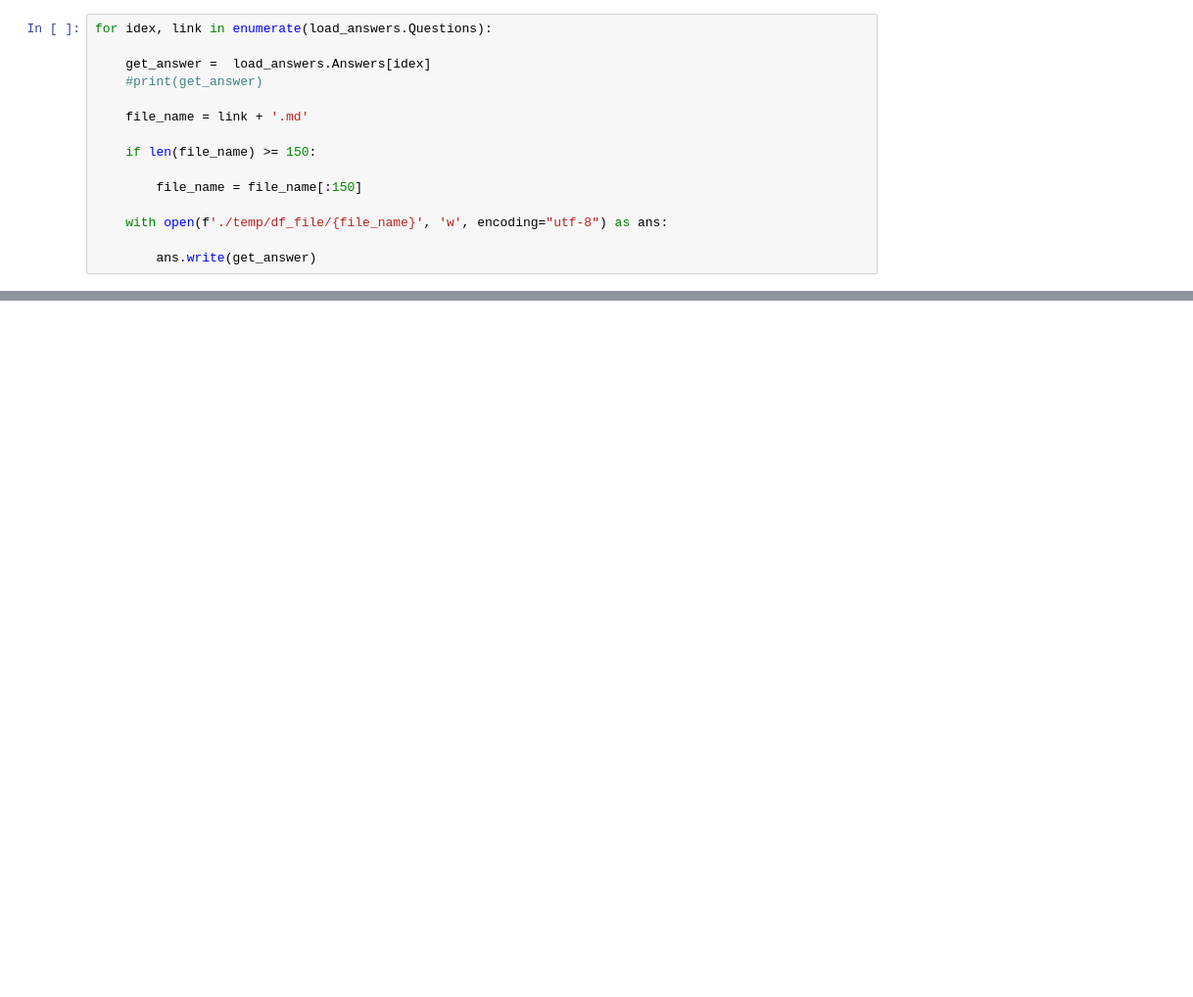
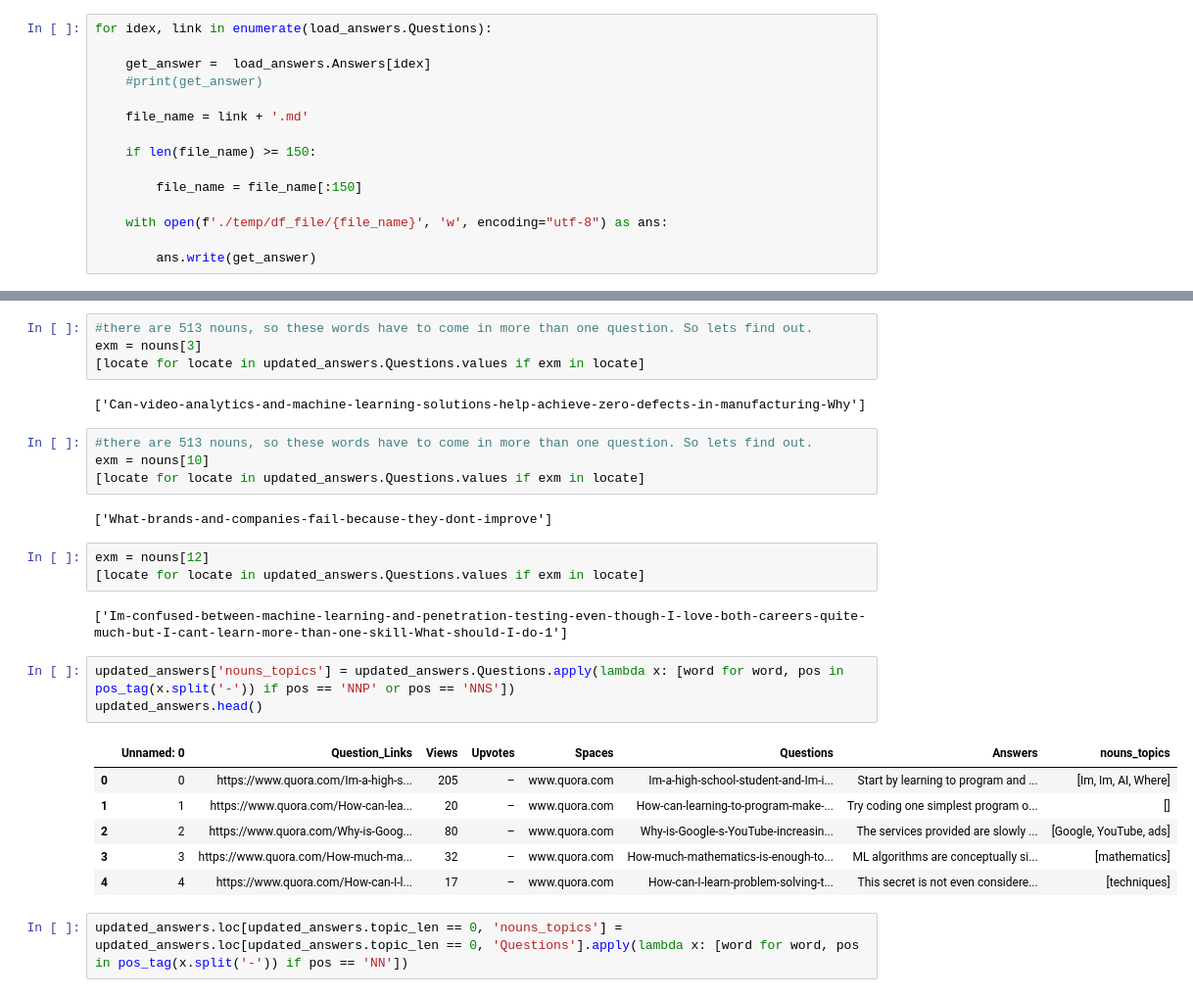
Before and after one commit to Kamalabot/Datagathering_Automation, a Jupyter notebook: QuoraScraper.ipynb, the cells around one changed output, grey strips where cells are left out. Shown at 98% size. Drawn from its saved outputs; the diff is of its cells as text; blank space fills up the shorter version.

```diff
--- a/QuoraScraper.ipynb
+++ b/QuoraScraper.ipynb
@@ -458,0 +611,29 @@ for idex, link in enumerate(load_answers.Questions):
+# %%
+#there are 513 nouns, so these words have to come in more than one question. So lets find out.
+exm = nouns[3]
+[locate for locate in updated_answers.Questions.values if exm in locate]
+# %% [output]
+['Can-video-analytics-and-machine-learning-solutions-help-achieve-zero-defects-in-manufacturing-Why']
+# %%
+#there are 513 nouns, so these words have to come in more than one question. So lets find out.
+exm = nouns[10]
+[locate for locate in updated_answers.Questions.values if exm in locate]
+# %% [output]
+['What-brands-and-companies-fail-because-they-dont-improve']
+# %%
+exm = nouns[12]
+[locate for locate in updated_answers.Questions.values if exm in locate]
+# %% [output]
+['Im-confused-between-machine-learning-and-penetration-testing-even-though-I-love-both-careers-quite-much-but-I-cant-learn-more-than-one-skill-What-should-I-do-1']
+# %%
+updated_answers['nouns_topics'] = updated_answers.Questions.apply(lambda x: [word for word, pos in pos_tag(x.split('-')) if pos == 'NNP' or pos == 'NNS'])
+updated_answers.head()
+# %% [output]
+|  | Unnamed: 0 | Question_Links | Views | Upvotes | Spaces | Questions | Answers | nouns_topics |
+| 0 | 0 | https://www.quora.com/Im-a-high-s... | 205 | – | www.quora.com | Im-a-high-school-student-and-Im-i... | Start by learning to program and ... | [Im, Im, AI, Where] |
+| 1 | 1 | https://www.quora.com/How-can-lea... | 20 | – | www.quora.com | How-can-learning-to-program-make-... | Try coding one simplest program o... | [] |
+| 2 | 2 | https://www.quora.com/Why-is-Goog... | 80 | – | www.quora.com | Why-is-Google-s-YouTube-increasin... | The services provided are slowly ... | [Google, YouTube, ads] |
+| 3 | 3 | https://www.quora.com/How-much-ma... | 32 | – | www.quora.com | How-much-mathematics-is-enough-to... | ML algorithms are conceptually si... | [mathematics] |
+| 4 | 4 | https://www.quora.com/How-can-I-l... | 17 | – | www.quora.com | How-can-I-learn-problem-solving-t... | This secret is not even considere... | [techniques] |
+# %%
+updated_answers.loc[updated_answers.topic_len == 0, 'nouns_topics'] = updated_answers.loc[updated_answers.topic_len == 0, 'Questions'].apply(lambda x: [word for word, pos in pos_tag(x.split('-')) if pos == 'NN'])
```
Also changed, not shown: parts of 20 cells of this notebook.
